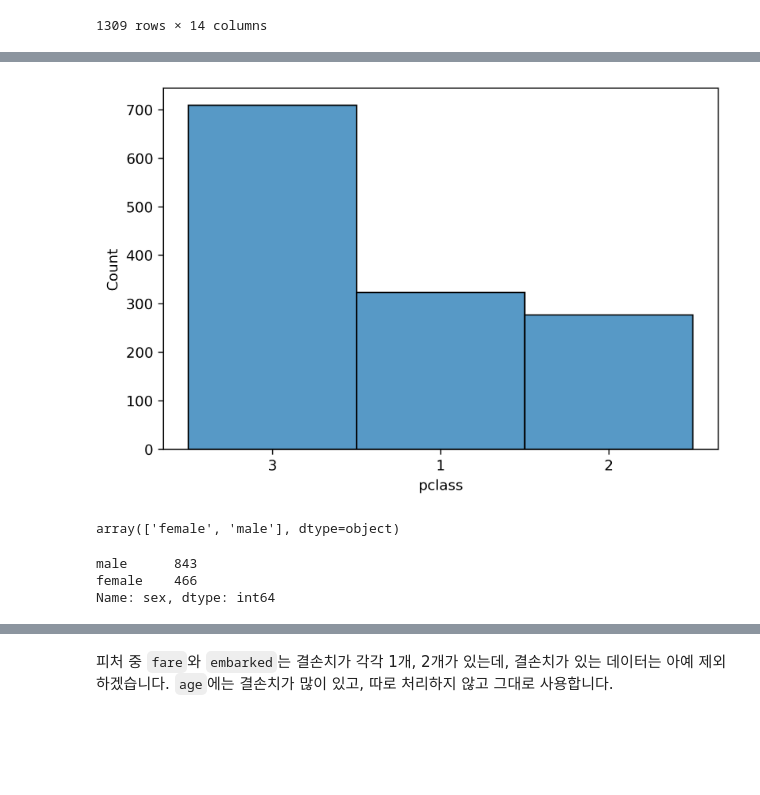
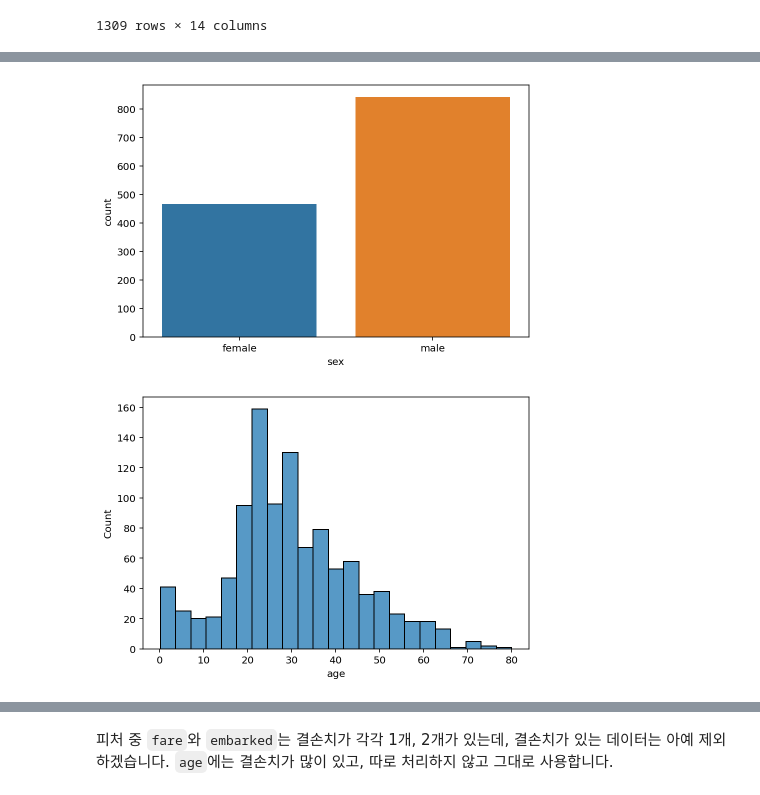
Before and after one commit to dlimpid/talk-20201107-gbm, a Jupyter notebook: 02-xgboost-code.ipynb, the cells around one changed output, grey strips where cells are left out. Drawn from its saved outputs; the diff is of its cells as text; code cells hidden in the pictures; blank space fills up the shorter version.

```diff
--- a/02-xgboost-code.ipynb
+++ b/02-xgboost-code.ipynb
@@ -8,29 +6,20 @@ from pathlib import Path
 import matplotlib as mpl
 import matplotlib.pyplot as plt
 import numpy as np
+import pandas as pd
 import requests
-
-import pandas as pd
 import seaborn as sns
-import sklearn.feature_selection
 import sklearn.metrics
 import sklearn.model_selection
 import xgboost as xgb
-from sklearn.feature_selection import SelectKBest
-from sklearn.impute import SimpleImputer
 from sklearn.model_selection import GridSearchCV
 from sklearn.pipeline import Pipeline
 from sklearn.preprocessing import FunctionTransformer, MinMaxScaler
 from xgboost import XGBClassifier
 
-from sklearn.experimental import enable_hist_gradient_boosting  # isort:skip
-from sklearn.ensemble import HistGradientBoostingClassifier  # isort:skip
-
 %matplotlib inline
 %config InlineBackend.figure_formats = {"png", "retina"}
-mpl.rcParams["figure.dpi"] = 150
 mpl.rcParams["figure.constrained_layout.use"] = True
-pd.plotting.register_matplotlib_converters()
 # %%
 data_dir = Path() / "data"
 data_dir.mkdir(parents=True, exist_ok=True)
@@ -127,17 +99,14 @@ Name: pclass, dtype: int64
+# %%
+fig, ax = plt.subplots()
+
+sns.countplot(x="sex", data=titanic_temp, ax=ax)
+pass
+# %% [output]
+[figure, added]
 # %%
 fig, ax = plt.subplots()
 
-sns.histplot(titanic_temp["pclass"].astype(str))
+sns.histplot(x="age", data=titanic_temp)
 pass
 # %% [output]
-[figure, old version]
+[figure, new version]
-# %%
-titanic_temp["sex"].unique()
-# %% [output]
-array(['female', 'male'], dtype=object)
-# %%
-titanic_temp["sex"].value_counts()
-# %% [output]
-male      843
-female    466
-Name: sex, dtype: int64
```
Also changed, not shown: parts of 37 cells of this notebook, 4 other files.
